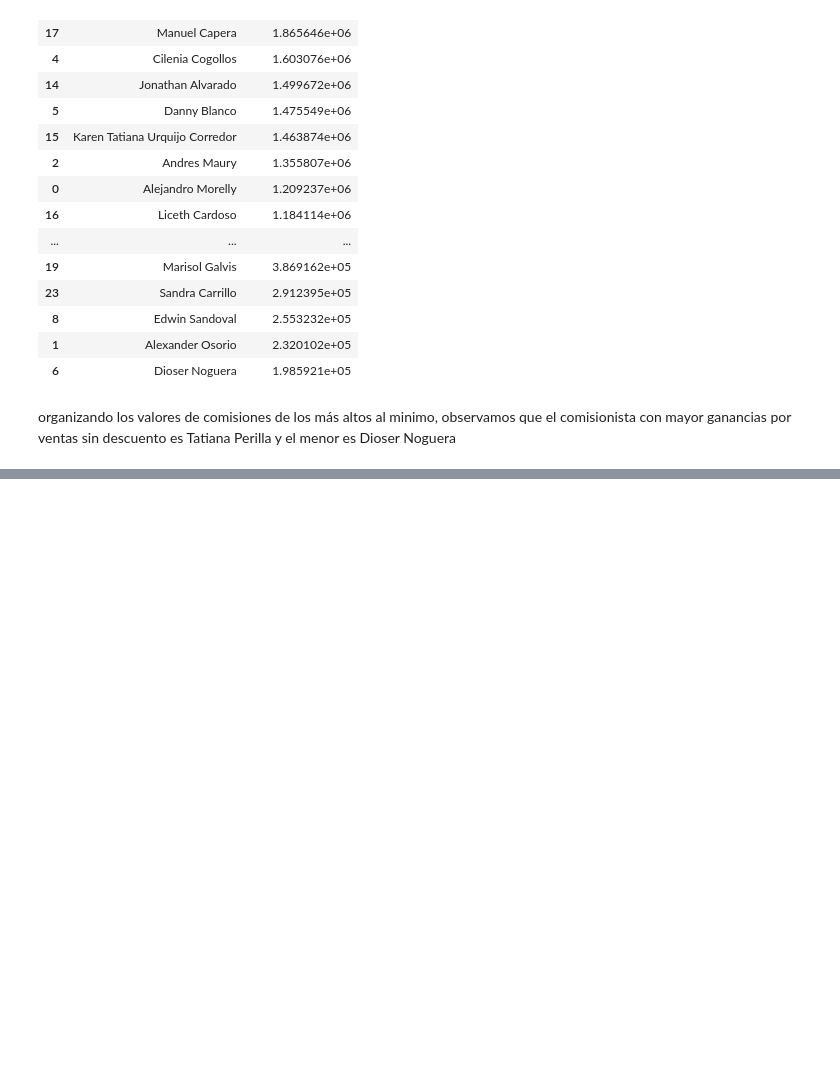
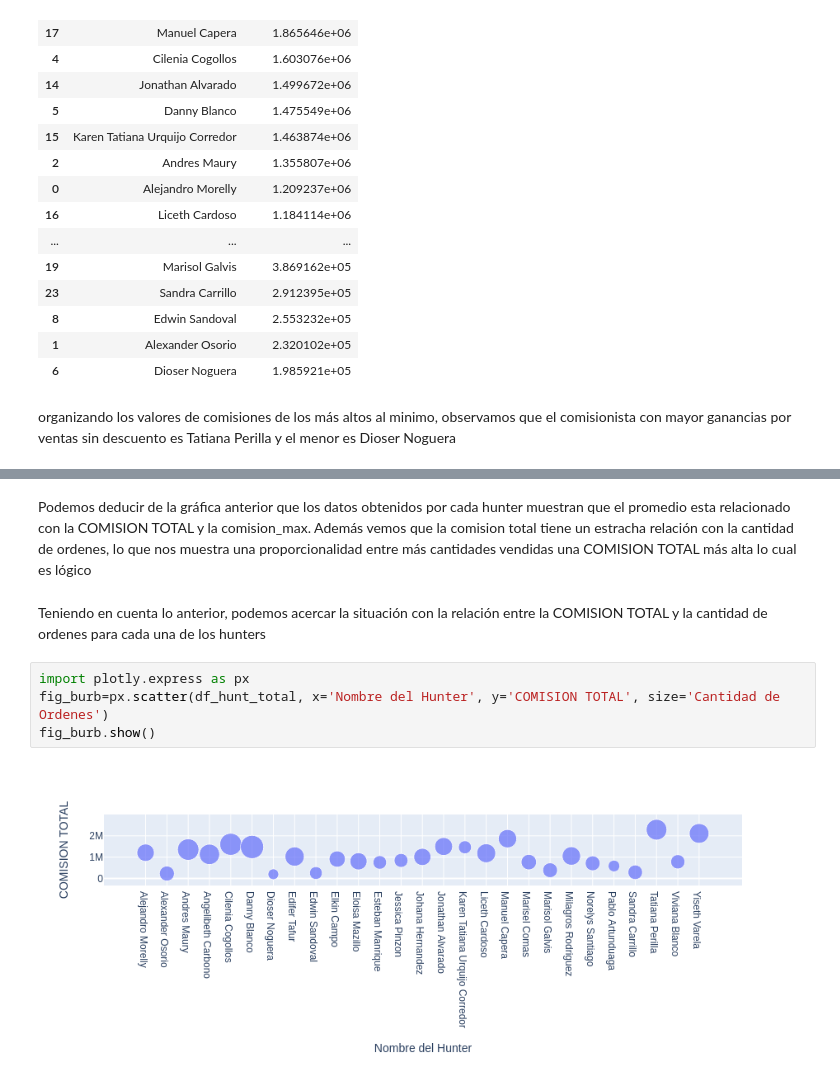
Before and after one commit to AndersonDGueC/data_science_proyects, a Jupyter notebook: frubana/prueba_fruber.ipynb, the cells around one changed output, grey strips where cells are left out. Saved outputs shown, nothing was run; the diff lists cells and outputs as text; blank space fills up the shorter version.

```diff
--- a/frubana/prueba_fruber.ipynb
+++ b/frubana/prueba_fruber.ipynb
@@ -420,0 +458,10 @@ table_result
+# %% [markdown]
+Podemos deducir de la gráfica anterior que los datos obtenidos por cada hunter muestran que el promedio esta relacionado con la COMISION TOTAL y la comision_max. Además vemos que la comision total tiene un estracha relación con la cantidad de ordenes, lo que nos muestra una proporcionalidad entre más cantidades vendidas una COMISION TOTAL más alta lo cual es lógico
+# %% [markdown]
+Teniendo en cuenta lo anterior, podemos acercar la situación con la relación entre la COMISION TOTAL y la cantidad de ordenes para cada una de los hunters
+# %%
+import plotly.express as px
+fig_burb=px.scatter(df_hunt_total, x='Nombre del Hunter', y='COMISION TOTAL', size='Cantidad de Ordenes')
+fig_burb.show()
+# %% [output]
+[figure, added]
```
Also changed, not shown: parts of 20 cells of this notebook.
